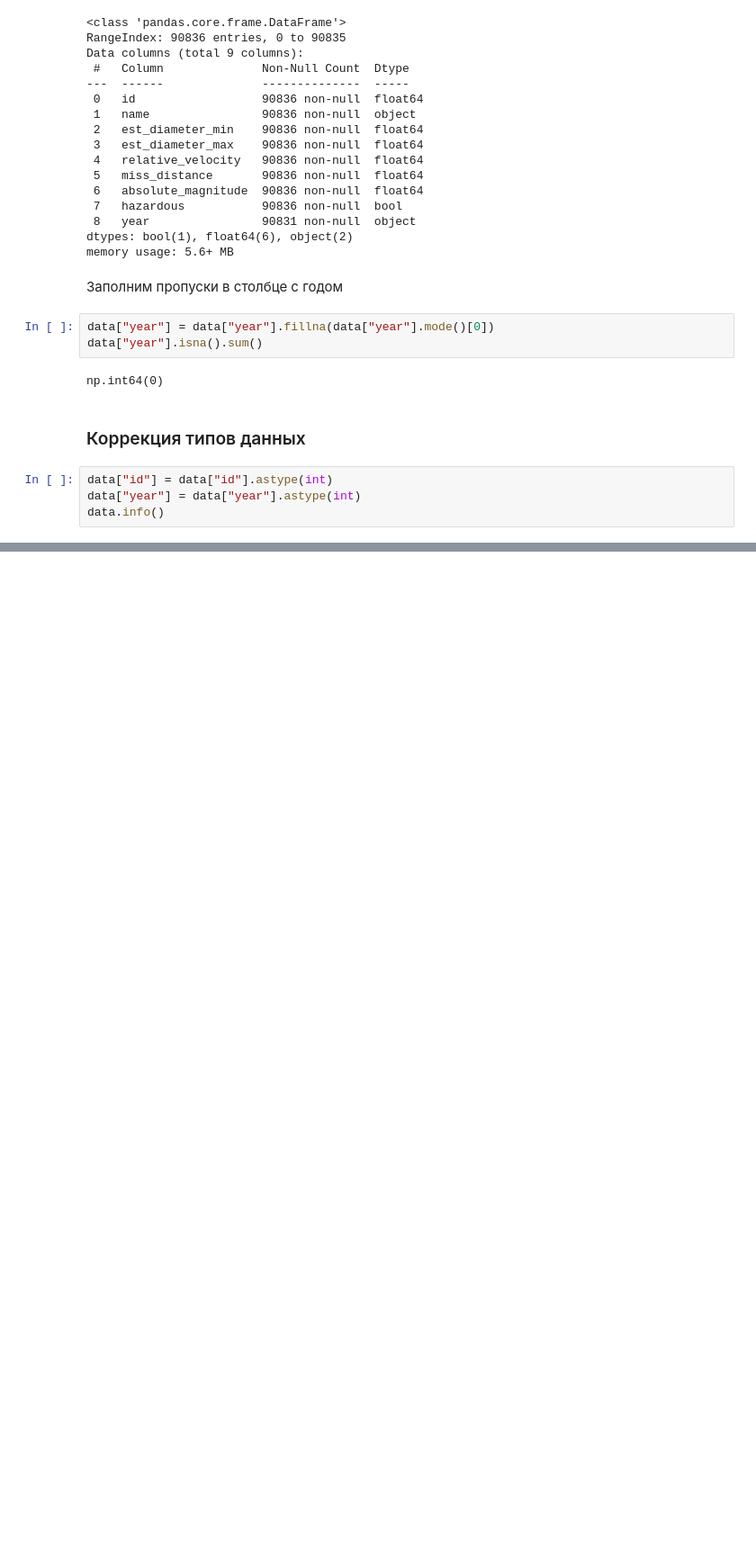
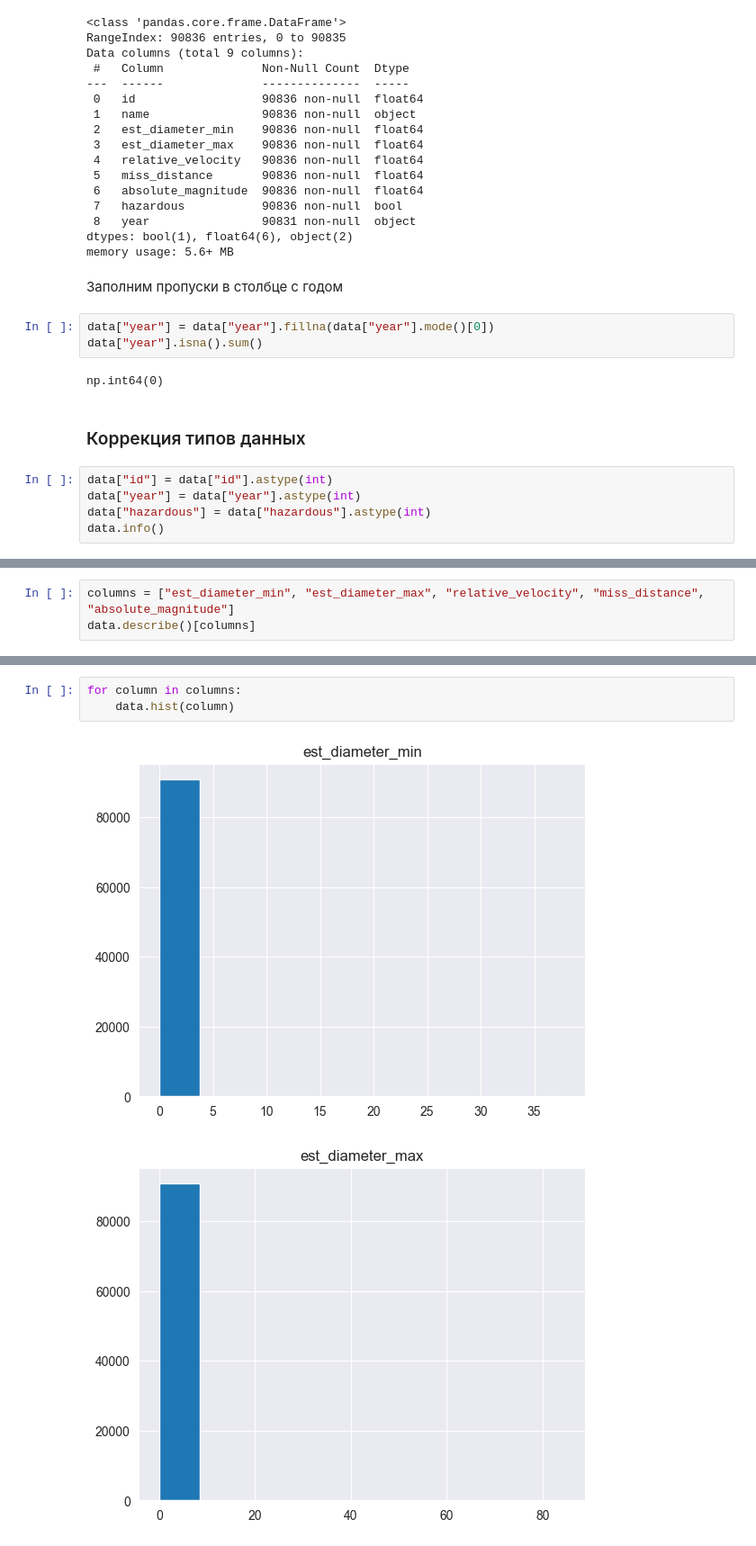
Before and after one commit to stwz13/ml, a Jupyter notebook: lab1.ipynb, the cells around one changed output, grey strips where cells are left out. Shown at 90% size. Drawn from its saved outputs; the diff is of its cells as text; blank space fills up the shorter version.

```diff
--- a/lab1.ipynb
+++ b/lab1.ipynb
@@ -187,6 +189,7 @@ np.int64(0)
 # %%
 data["id"] = data["id"].astype(int)
 data["year"] = data["year"].astype(int)
+data["hazardous"] = data["hazardous"].astype(int)
 data.info()
 # %% [output]
 <class 'pandas.core.frame.DataFrame'>
@@ -207,0 +258,3 @@ memory usage: 5.6+ MB
+# %%
+columns = ["est_diameter_min", "est_diameter_max", "relative_velocity", "miss_distance", "absolute_magnitude"]
+data.describe()[columns]
@@ -207,0 +271,6 @@ memory usage: 5.6+ MB
+# %%
+for column in columns:
+    data.hist(column)
+# %% [output]
+[figure, added]
+[figure, added]
```
Also changed, not shown: parts of 11 cells of this notebook.
